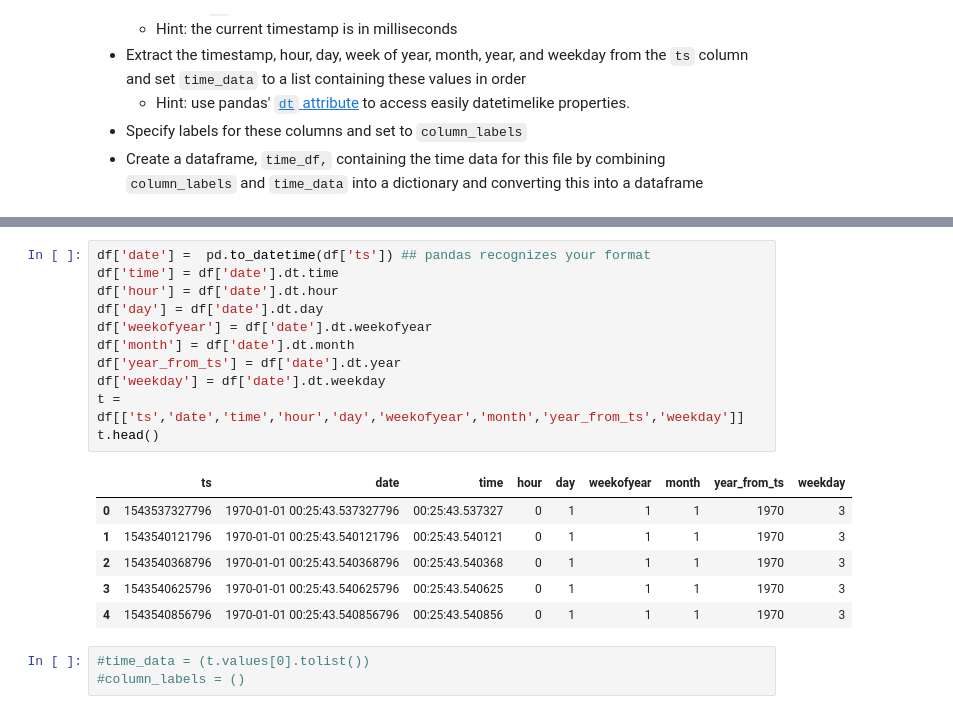
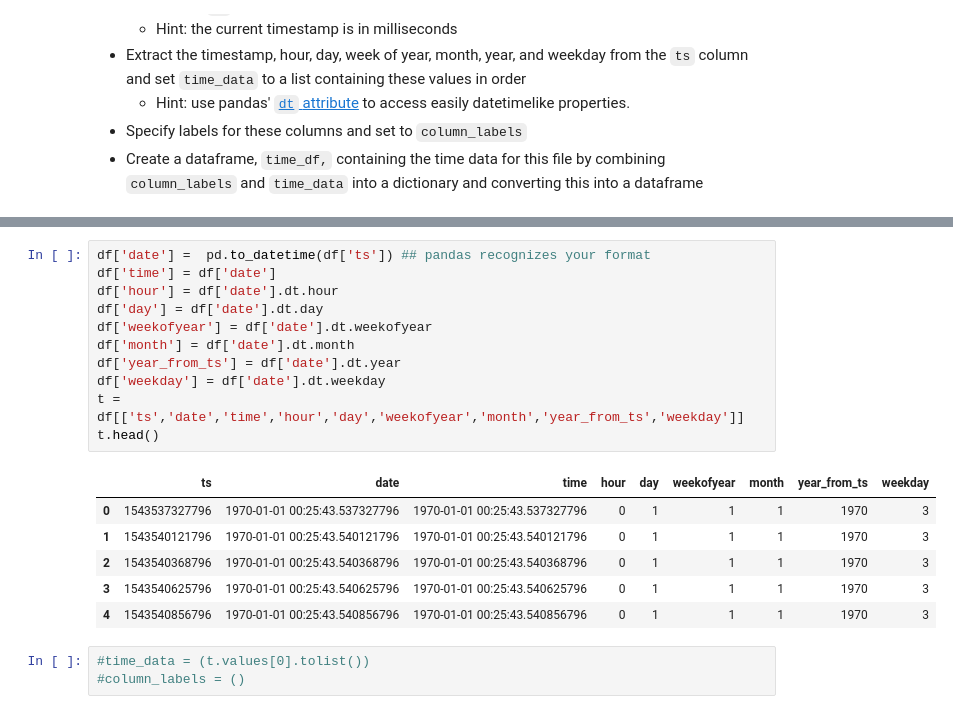
Before and after one commit to dineshgopal29/data_modelling_postgres, a Jupyter notebook: etl.ipynb, the cells around one changed output, grey strips where cells are left out. Saved outputs shown, nothing was run; the diff lists cells and outputs as text.

```diff
--- a/etl.ipynb
+++ b/etl.ipynb
@@ -203,22 +203,22 @@ df.head()
 | 4 | Train | Logged In | Jacob | M | 3 | Klein | 216.76363 | paid | Tampa-St. Petersburg-Clearwater, FL | PUT | ... |
 # %%
 df['date'] =  pd.to_datetime(df['ts']) ## pandas recognizes your format
-df['time'] = df['date'].dt.time
+df['time'] = df['date']
 df['hour'] = df['date'].dt.hour
 df['day'] = df['date'].dt.day
 df['weekofyear'] = df['date'].dt.weekofyear
 df['month'] = df['date'].dt.month
 df['year_from_ts'] = df['date'].dt.year
 df['weekday'] = df['date'].dt.weekday
 t = df[['ts','date','time','hour','day','weekofyear','month','year_from_ts','weekday']]
 t.head()
 # %% [output]
 |  | ts | date | time | hour | day | weekofyear | month | year_from_ts | weekday |
-| 0 | 1543537327796 | 1970-01-01 00:25:43.537327796 | 00:25:43.537327 | 0 | 1 | 1 | 1 | 1970 | 3 |
-| 1 | 1543540121796 | 1970-01-01 00:25:43.540121796 | 00:25:43.540121 | 0 | 1 | 1 | 1 | 1970 | 3 |
-| 2 | 1543540368796 | 1970-01-01 00:25:43.540368796 | 00:25:43.540368 | 0 | 1 | 1 | 1 | 1970 | 3 |
-| 3 | 1543540625796 | 1970-01-01 00:25:43.540625796 | 00:25:43.540625 | 0 | 1 | 1 | 1 | 1970 | 3 |
-| 4 | 1543540856796 | 1970-01-01 00:25:43.540856796 | 00:25:43.540856 | 0 | 1 | 1 | 1 | 1970 | 3 |
+| 0 | 1543537327796 | 1970-01-01 00:25:43.537327796 | 1970-01-01 00:25:43.537327796 | 0 | 1 | 1 | 1 | 1970 | 3 |
+| 1 | 1543540121796 | 1970-01-01 00:25:43.540121796 | 1970-01-01 00:25:43.540121796 | 0 | 1 | 1 | 1 | 1970 | 3 |
+| 2 | 1543540368796 | 1970-01-01 00:25:43.540368796 | 1970-01-01 00:25:43.540368796 | 0 | 1 | 1 | 1 | 1970 | 3 |
+| 3 | 1543540625796 | 1970-01-01 00:25:43.540625796 | 1970-01-01 00:25:43.540625796 | 0 | 1 | 1 | 1 | 1970 | 3 |
+| 4 | 1543540856796 | 1970-01-01 00:25:43.540856796 | 1970-01-01 00:25:43.540856796 | 0 | 1 | 1 | 1 | 1970 | 3 |
 # %%
 #time_data = (t.values[0].tolist())
 #column_labels = ()
```
Also changed, not shown: parts of 8 cells of this notebook, 5 other files.
